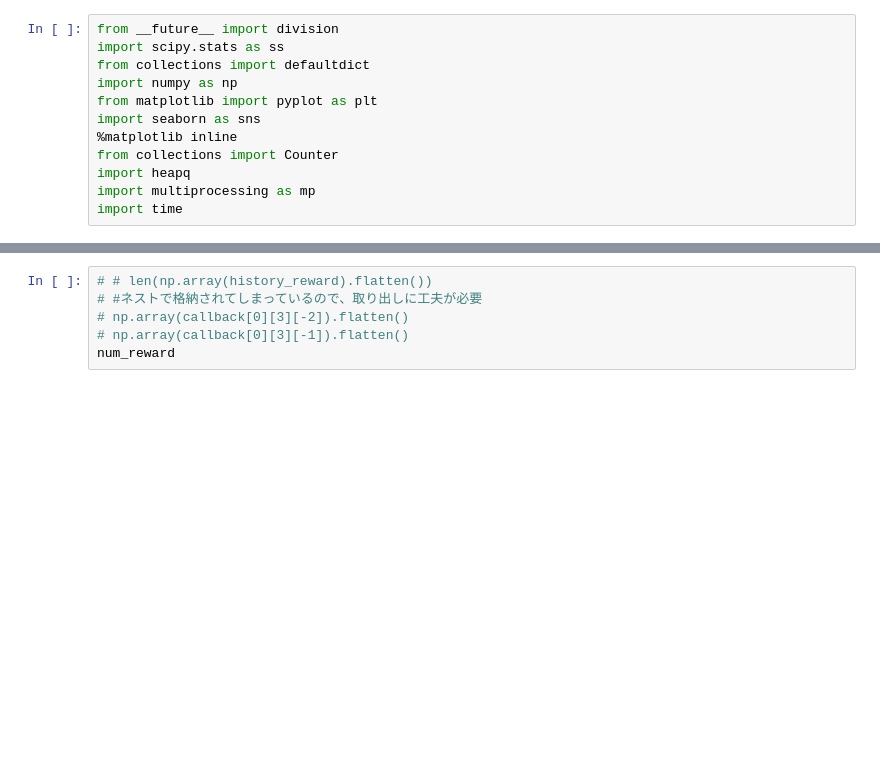
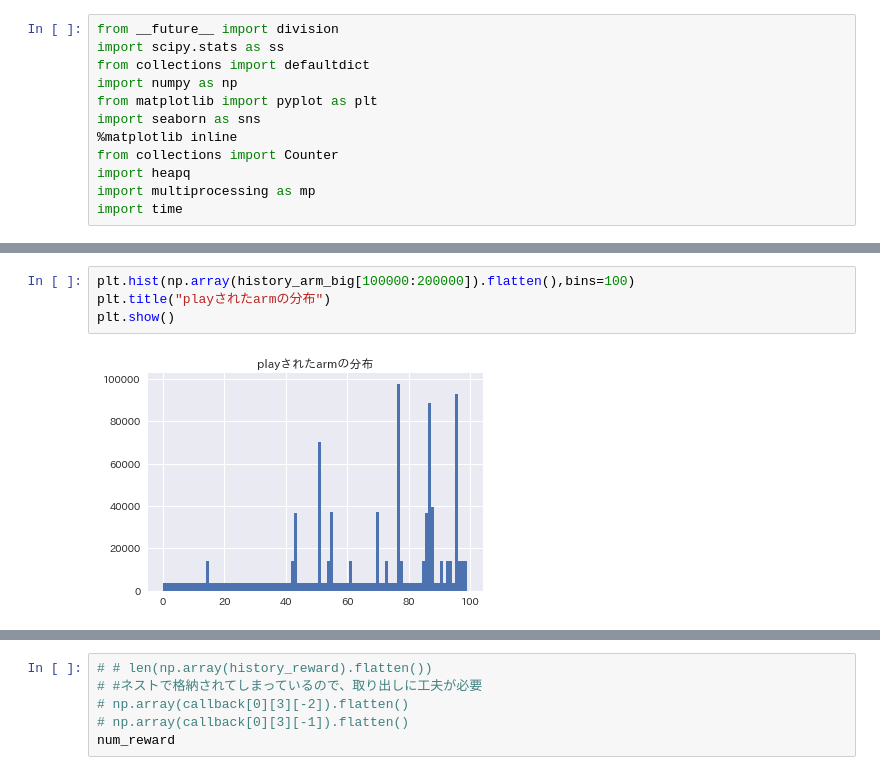
Before and after one commit to shoshosho/test2, a Jupyter notebook: bandit/offline_thompson_sampling_multi_armed_bandit.ipynb, the cells around one changed output, grey strips where cells are left out. Saved outputs shown, nothing was run; the diff lists cells and outputs as text; blank space fills up the shorter version.

```diff
--- a/bandit/offline_thompson_sampling_multi_armed_bandit.ipynb
+++ b/bandit/offline_thompson_sampling_multi_armed_bandit.ipynb
@@ -191,0 +308,6 @@ OSError: [Errno 24] Too many open files
+# %%
+plt.hist(np.array(history_arm_big[100000:200000]).flatten(),bins=100)
+plt.title("playされたarmの分布")
+plt.show()
+# %% [output]
+[figure, added]
```
Also changed, not shown: parts of 13 cells of this notebook, 2 other files.
